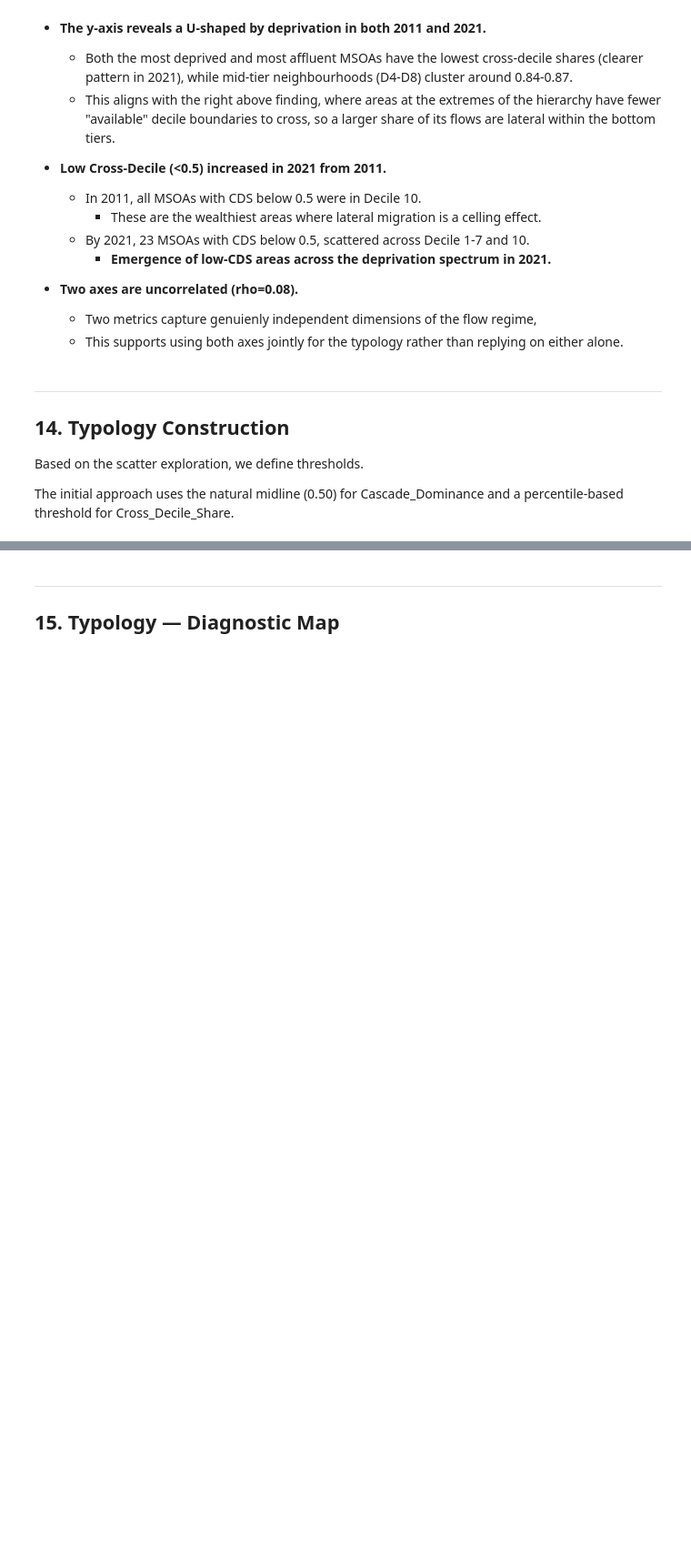
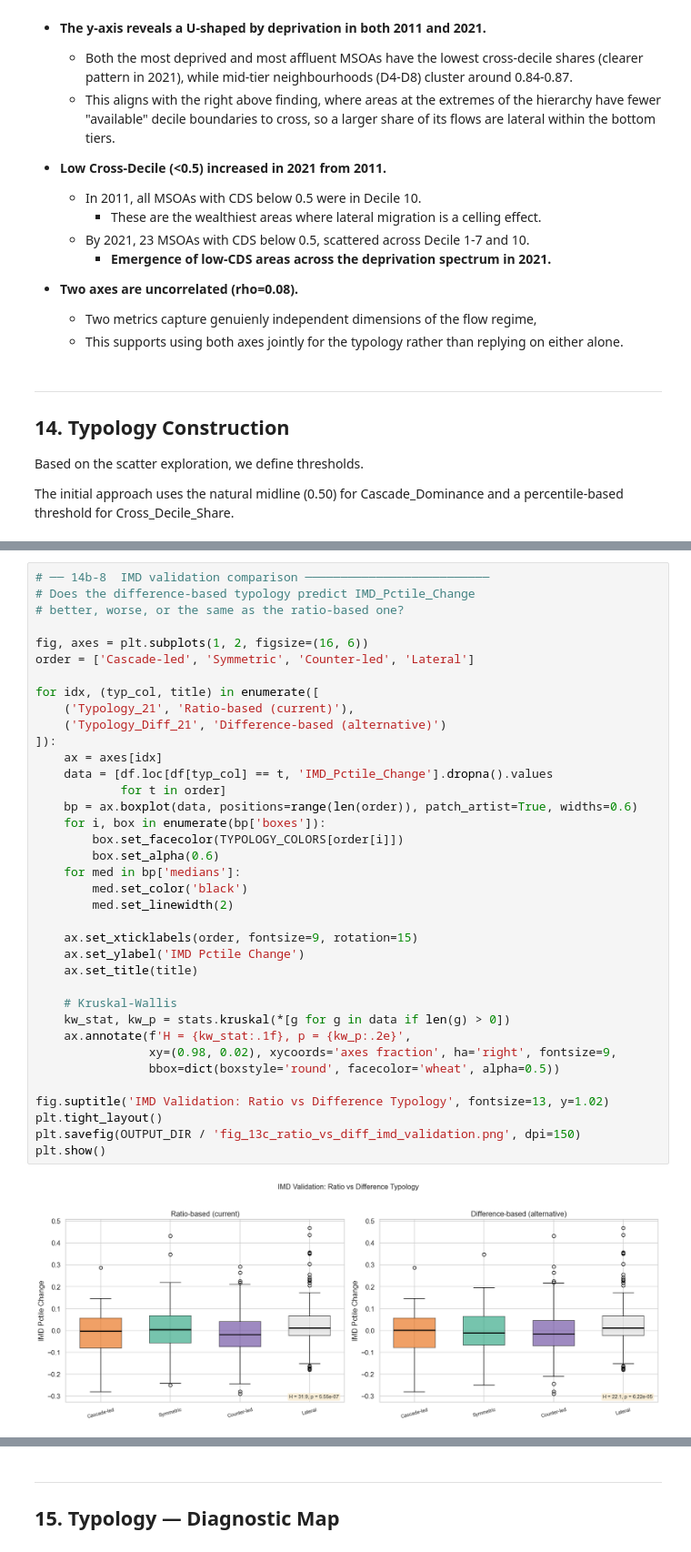
Before and after one commit to yxing82/CASA-Dissertation, a Jupyter notebook: script/eda_3_typology_validation_20260619.ipynb, the cells around one changed output, grey strips where cells are left out. Shown at 91% size. Cells and saved outputs as stored; diff of their text form; blank space fills up the shorter version.

```diff
--- a/script/eda_3_typology_validation_20260619.ipynb
+++ b/script/eda_3_typology_validation_20260619.ipynb
@@ -325,0 +640,39 @@ plt.show()
+# %%
+# ── 14b-8  IMD validation comparison ──────────────────────────
+# Does the difference-based typology predict IMD_Pctile_Change
+# better, worse, or the same as the ratio-based one?
+
+fig, axes = plt.subplots(1, 2, figsize=(16, 6))
+order = ['Cascade-led', 'Symmetric', 'Counter-led', 'Lateral']
+
+for idx, (typ_col, title) in enumerate([
+    ('Typology_21', 'Ratio-based (current)'),
+    ('Typology_Diff_21', 'Difference-based (alternative)')
+]):
+    ax = axes[idx]
+    data = [df.loc[df[typ_col] == t, 'IMD_Pctile_Change'].dropna().values
+            for t in order]
+    bp = ax.boxplot(data, positions=range(len(order)), patch_artist=True, widths=0.6)
+    for i, box in enumerate(bp['boxes']):
+        box.set_facecolor(TYPOLOGY_COLORS[order[i]])
+        box.set_alpha(0.6)
+    for med in bp['medians']:
+        med.set_color('black')
+        med.set_linewidth(2)
+
+    ax.set_xticklabels(order, fontsize=9, rotation=15)
+    ax.set_ylabel('IMD Pctile Change')
+    ax.set_title(title)
+
+    # Kruskal-Wallis
+    kw_stat, kw_p = stats.kruskal(*[g for g in data if len(g) > 0])
+    ax.annotate(f'H = {kw_stat:.1f}, p = {kw_p:.2e}',
+                xy=(0.98, 0.02), xycoords='axes fraction', ha='right', fontsize=9,
+                bbox=dict(boxstyle='round', facecolor='wheat', alpha=0.5))
+
+fig.suptitle('IMD Validation: Ratio vs Difference Typology', fontsize=13, y=1.02)
+plt.tight_layout()
+plt.savefig(OUTPUT_DIR / 'fig_13c_ratio_vs_diff_imd_validation.png', dpi=150)
+plt.show()
+# %% [output]
+[figure, added]
```
Also changed, not shown: parts of 27 cells of this notebook, 13 other files.
